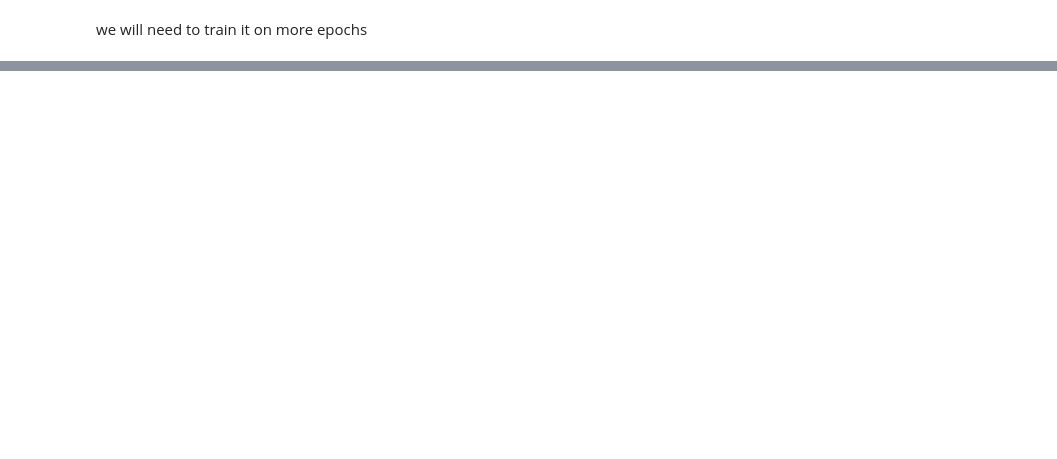
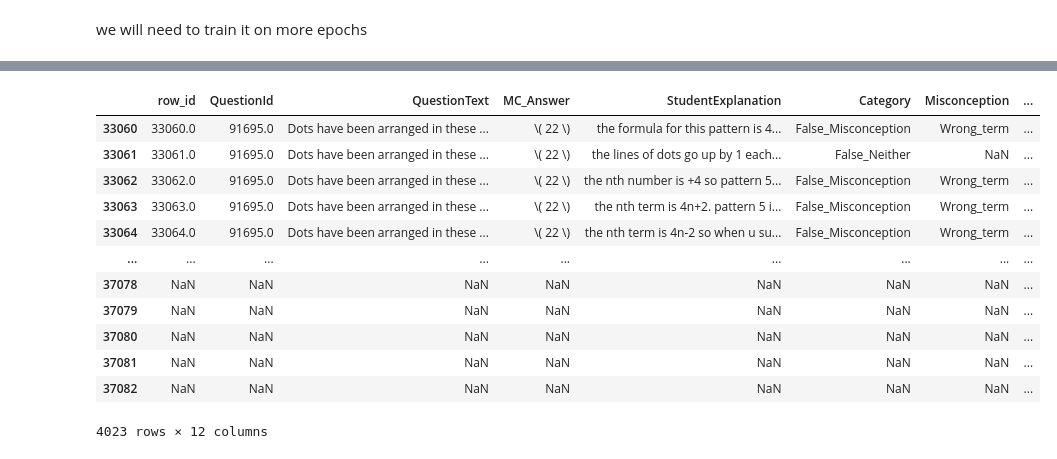
Before and after one commit to popodrago/natural-language-processing, a Jupyter notebook: map-charting-student-math.ipynb, the cells around one changed output, grey strips where cells are left out. Cells and saved outputs as stored; diff of their text form; code cells hidden in the pictures; blank space fills up the shorter version.

```diff
--- a/map-charting-student-math.ipynb
+++ b/map-charting-student-math.ipynb
@@ -605,0 +517,22 @@ train.head(30)
+# %%
+train['Misconception'] = train['Misconception'].replace('nan', np.nan)
+
+# Get all unique values, including NaN
+unique_values = train['Misconception'].unique()
+
+# Create a mapping: NaN -> 0, others -> 1, 2, ...
+label_map = {}
+label_index = 1  # start from 1 because we want NaN to be 0
+for val in unique_values:
+    if pd.isna(val):
+        label_map[val] = 0
+    else:
+        label_map[val] = label_index
+        label_index += 1
+
+# Apply mapping to create new label column
+train['Misconception_label'] = train['Misconception'].map(label_map)
+
+# Optional: check the mapping
+print(label_map)
+print(train[['Misconception', 'Misconception_label']].head())
@@ -606 +547,17 @@ train.head(30)
+# %%
+train.tail(4023)
+# %% [output]
+|  | row_id | QuestionId | QuestionText | MC_Answer | StudentExplanation | Category | Misconception | ... |
+| 33060 | 33060.0 | 91695.0 | Dots have been arranged in these ... | \( 22 \) | the formula for this pattern is 4... | False_Misconception | Wrong_term | ... |
+| 33061 | 33061.0 | 91695.0 | Dots have been arranged in these ... | \( 22 \) | the lines of dots go up by 1 each... | False_Neither | NaN | ... |
+| 33062 | 33062.0 | 91695.0 | Dots have been arranged in these ... | \( 22 \) | the nth number is +4 so pattern 5... | False_Misconception | Wrong_term | ... |
+| 33063 | 33063.0 | 91695.0 | Dots have been arranged in these ... | \( 22 \) | the nth term is 4n+2. pattern 5 i... | False_Misconception | Wrong_term | ... |
+| 33064 | 33064.0 | 91695.0 | Dots have been arranged in these ... | \( 22 \) | the nth term is 4n-2 so when u su... | False_Misconception | Wrong_term | ... |
+| ... | ... | ... | ... | ... | ... | ... | ... | ... |
+| 37078 | NaN | NaN | NaN | NaN | NaN | NaN | NaN | ... |
+| 37079 | NaN | NaN | NaN | NaN | NaN | NaN | NaN | ... |
+| 37080 | NaN | NaN | NaN | NaN | NaN | NaN | NaN | ... |
+| 37081 | NaN | NaN | NaN | NaN | NaN | NaN | NaN | ... |
+| 37082 | NaN | NaN | NaN | NaN | NaN | NaN | NaN | ... |
+4023 rows × 12 columns
 # %%
```
Also changed, not shown: parts of 35 cells of this notebook.
